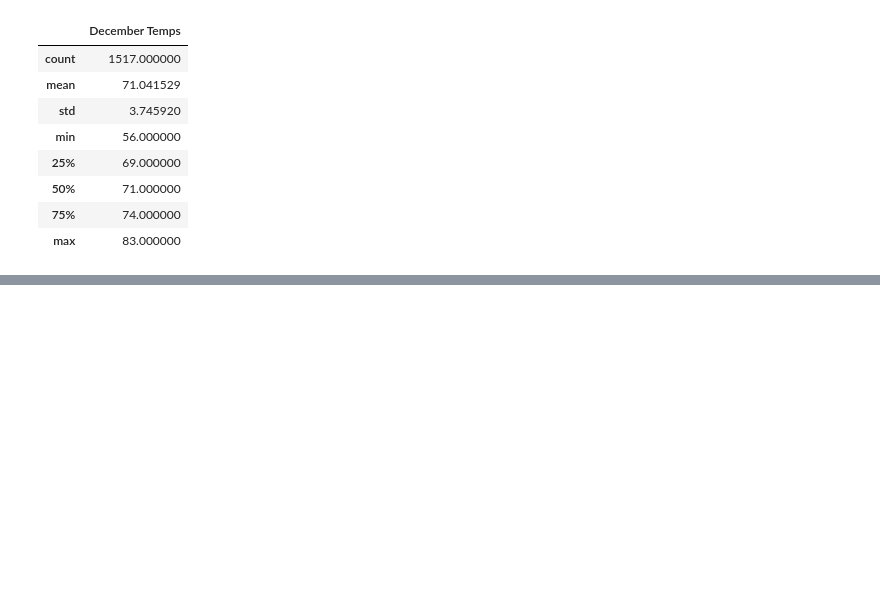
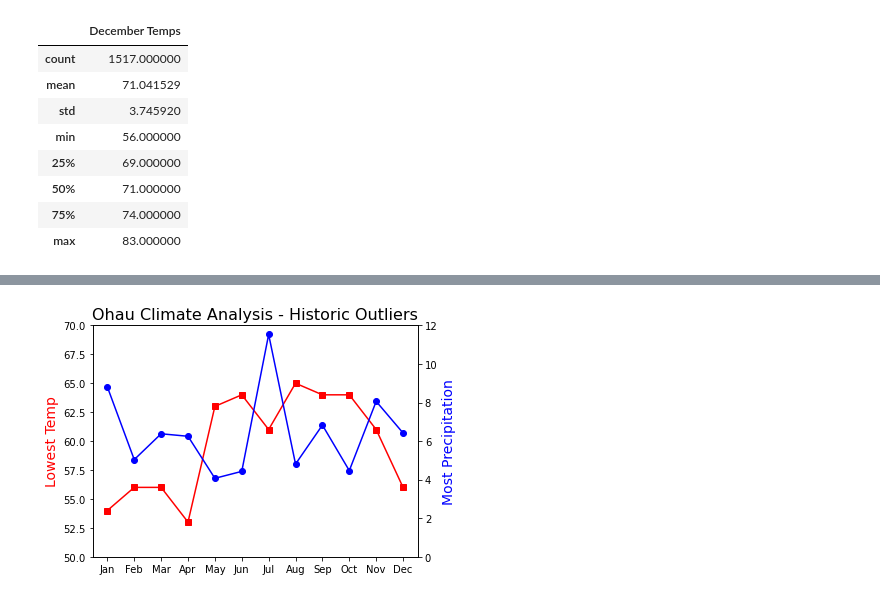
Before and after one commit to sjmisina/sufs_up, a Jupyter notebook: SurfsUp_Challenge.ipynb, the cells around one changed output, grey strips where cells are left out. Cells and saved outputs as stored; diff of their text form; code cells hidden in the pictures; blank space fills up the shorter version.

```diff
--- a/SurfsUp_Challenge.ipynb
+++ b/SurfsUp_Challenge.ipynb
@@ -75,0 +168,35 @@ dec_df.describe()
+# %%
+# create figure and axis objects with subplots()
+fig,ax1=plt.subplots()
+ax2 = ax1.twinx()
+
+xaxis = proj_df.index.values.tolist()
+xaxis = proj_df.index.str[:3]
+# yaxis = proj_df.t_mean.values.tolist()
+# yaxis2 = proj_df.p_mean.values.tolist()
+
+yaxis = proj_df.t_min.values.tolist()
+ax1.plot(xaxis,yaxis,color='red',marker='s')
+
+yaxis2 = proj_df.p_max.values.tolist()
+ax2.plot(xaxis,yaxis2,color='blue',marker='o')
+
+ax1.set_ylabel('Lowest Temp',color='red',fontsize=14)
+ax1.set_ylim((50,70))
+ax2.set_ylabel('Most Precipitation',color='blue',fontsize=14)
+ax2.set_ylim((0,12))
+
+plt.grid(True,'minor','both')
+plt.title('Ohau Climate Analysis - Historic Outliers',fontsize=16)
+
+#ax.legend(handles=(['Temp','Rain'])
+fig.tight_layout()
+plt.show()
+
+#save the plot as a file
+fig.savefig('readme_resources/outliers.png',
+            format='png',
+            dpi=100,
+            bbox_inches='tight')
+# %% [output]
+[figure, added]
```
Also changed, not shown: parts of 14 cells of this notebook, 5 other files.
